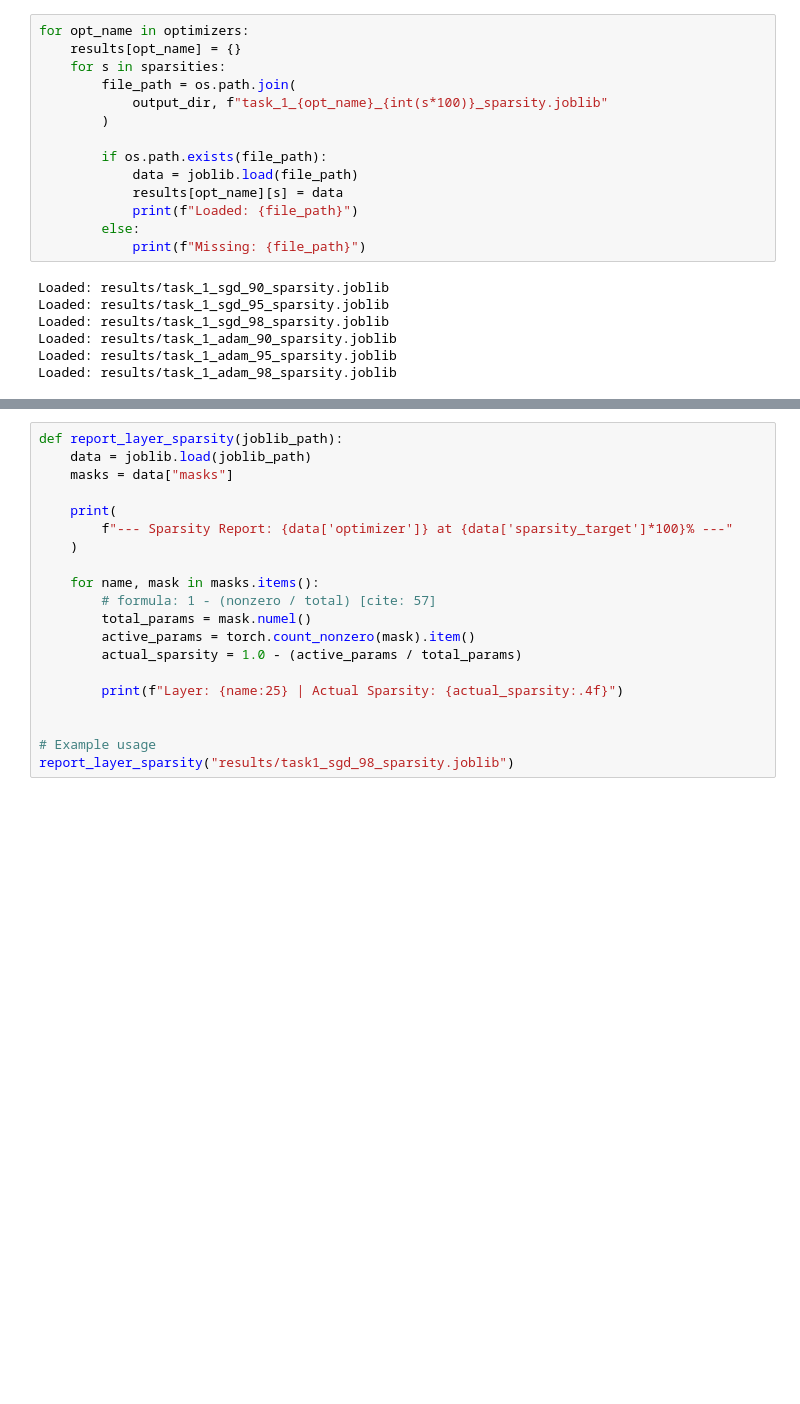
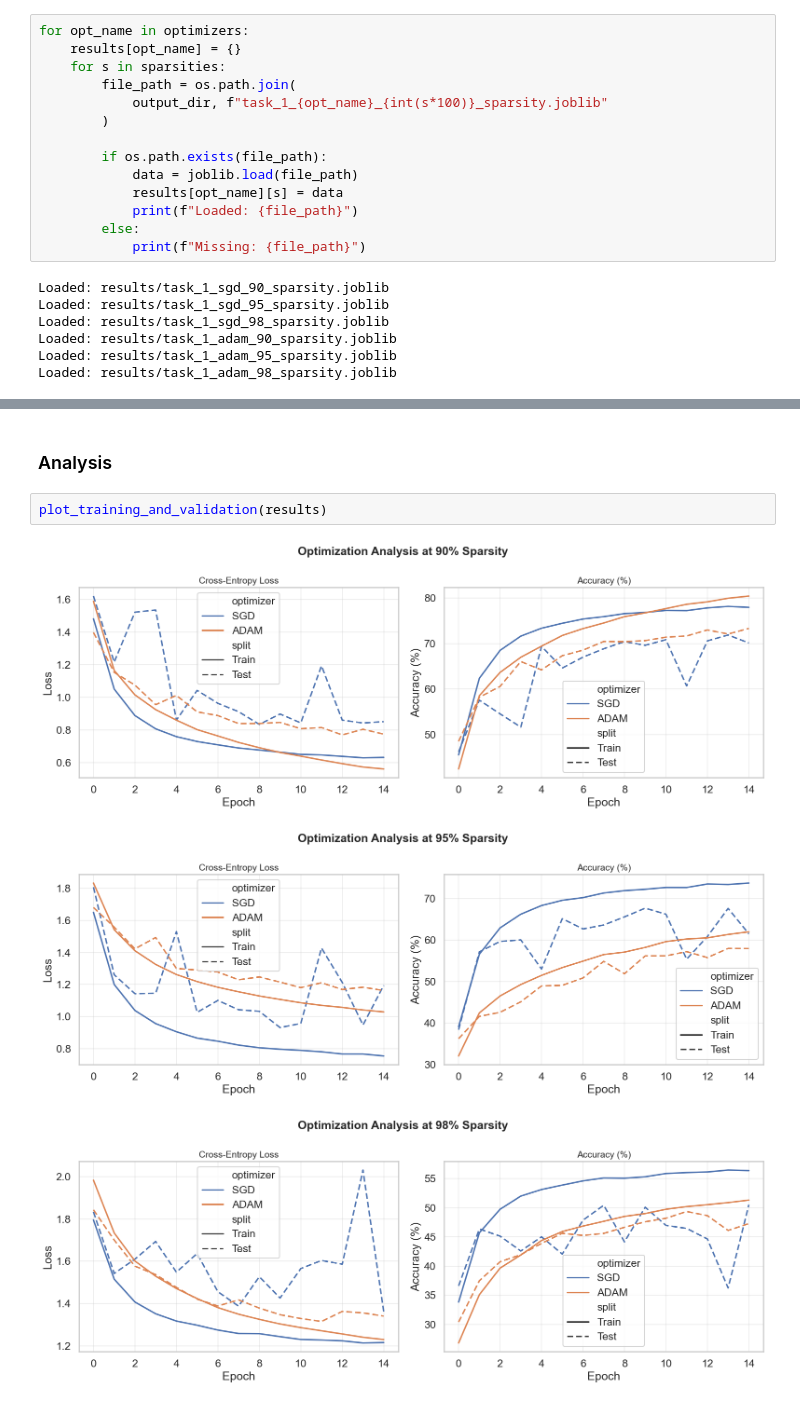
Before and after one commit to ammylin/ECE685D_Final_Project, a Jupyter notebook: 01_task_1.ipynb, the cells around one changed output, grey strips where cells are left out. Cells and saved outputs as stored; diff of their text form; blank space fills up the shorter version.

Commit message:
Update task 1 notebook

```diff
--- a/01_task_1.ipynb
+++ b/01_task_1.ipynb
@@ -307,20 +339,8 @@ plot_task1_results()
-# %%
-def report_layer_sparsity(joblib_path):
-    data = joblib.load(joblib_path)
-    masks = data["masks"]
-
-    print(
-        f"--- Sparsity Report: {data['optimizer']} at {data['sparsity_target']*100}% ---"
-    )
-
-    for name, mask in masks.items():
-        # formula: 1 - (nonzero / total) [cite: 57]
-        total_params = mask.numel()
-        active_params = torch.count_nonzero(mask).item()
-        actual_sparsity = 1.0 - (active_params / total_params)
-
-        print(f"Layer: {name:25} | Actual Sparsity: {actual_sparsity:.4f}")
-
-
-# Example usage
-report_layer_sparsity("results/task1_sgd_98_sparsity.joblib")
+# %% [markdown]
+### Analysis
+# %%
+plot_training_and_validation(results)
+# %% [output]
+[figure, added]
+[figure, added]
+[figure, added]
```
Also changed, not shown: parts of 6 cells of this notebook, 1 other file.
